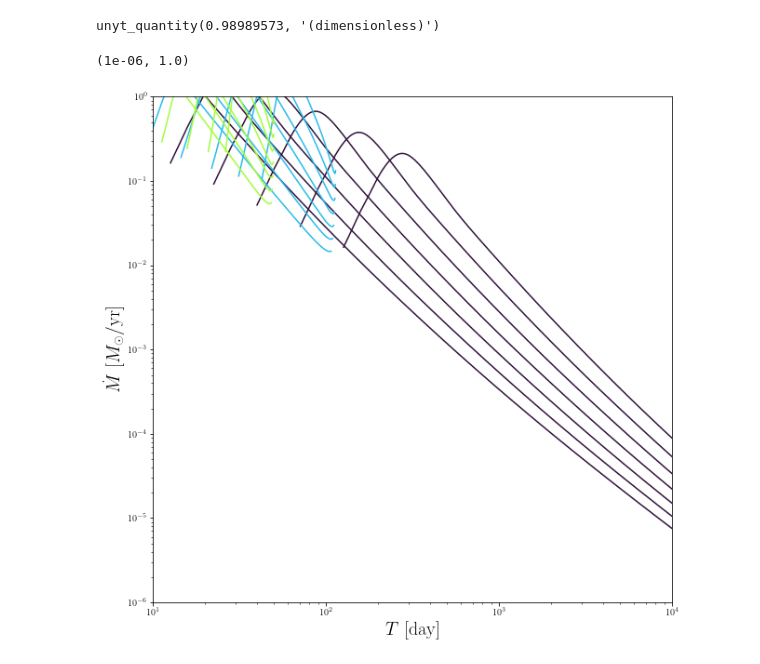
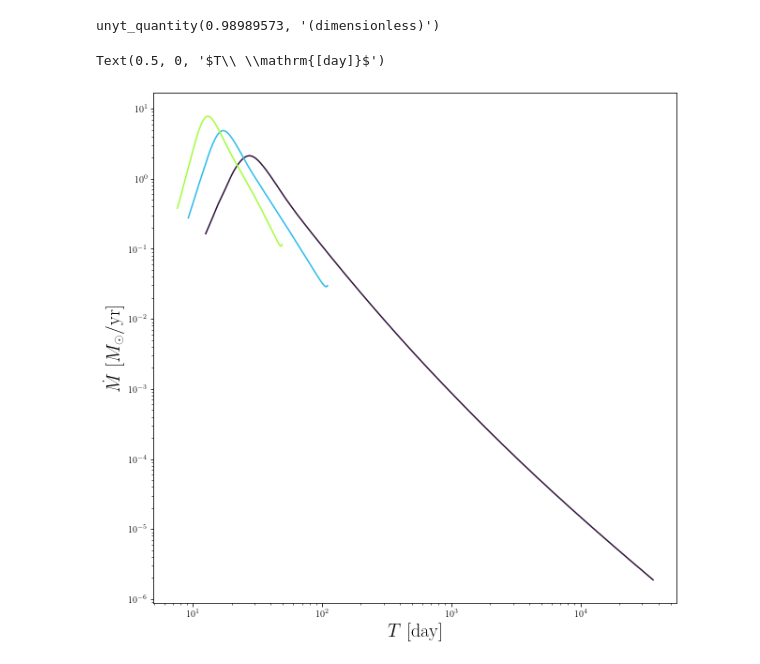
Before and after one commit to slowdivePTG/ASASSN-14ko, a Jupyter notebook: YT_Visualization/Phase Space.ipynb, the cells around one changed output. Drawn from its saved outputs; the diff is of its cells as text; code cells hidden in the pictures.

```diff
--- a/YT_Visualization/Phase Space.ipynb
+++ b/YT_Visualization/Phase Space.ipynb
@@ -210,17 +250,19 @@ unyt_quantity(0.98989573, '(dimensionless)')
 # %%
 plt.figure(figsize=(10, 10))
 Ecc = [1, Ecc114, e_cri_1]
 q_range = np.logspace(5, 8, 7)
 cmap = cm.get_cmap('turbo', 5)
 
+q_range = [1e6]
+
 for level, ecc in enumerate(Ecc):
-    tde_temp = [TDE(q=q, Ecc=ecc) for q in q_range]
+    tde_temp = [TDE(q=q, Ecc=ecc, beta=1, file='1.000.dat') for q in q_range]
     for tde in tde_temp:
         plt.loglog(tde.T, tde.dmdt, color=cmap(level))
 plt.ylabel('$\dot M\ [M_\odot/\mathrm{yr}]$', fontsize=20)
 plt.xlabel('$T\ \mathrm{[day]}$', fontsize=20)
-plt.xlim(1e1, 1e4)
-plt.ylim(1e-6, 1e0)
+#plt.xlim(1e1, 1e4)
+#plt.ylim(1e-6, 1e0)
 # %% [output]
-(1e-06, 1.0)
+Text(0.5, 0, '$T\\ \\mathrm{[day]}$')
-[figure, old version]
+[figure, new version]
```
Also changed, not shown: parts of 4 cells of this notebook, 1 other file.
